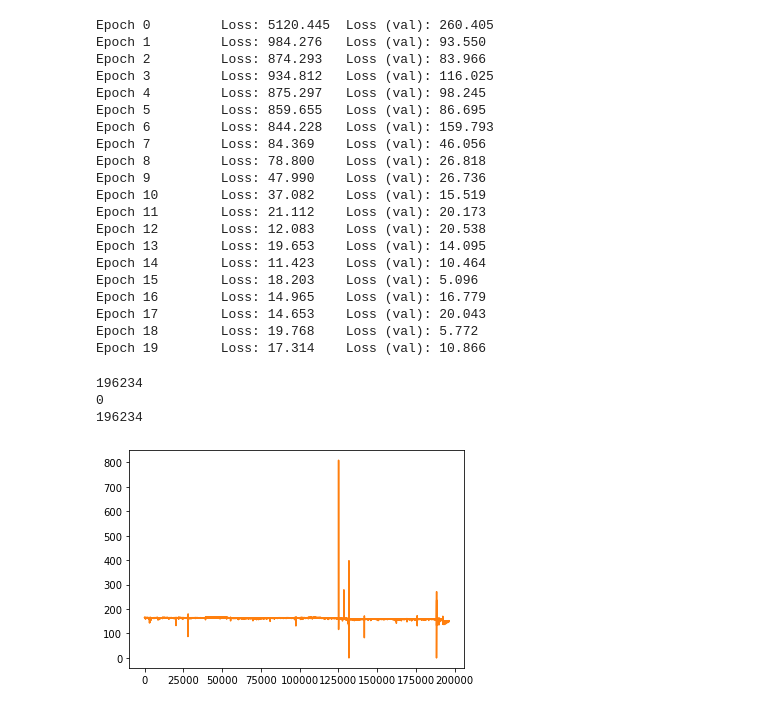
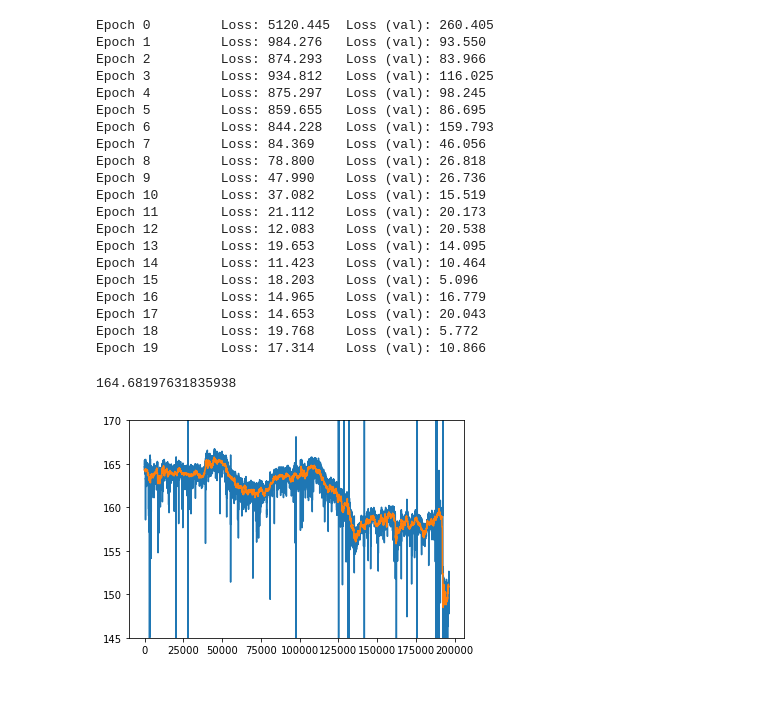
Before and after one commit to Coec0/MachineStock, a Jupyter notebook: stock-predictor/python-train/development-Copy1.ipynb, the cells around one changed output. Drawn from its saved outputs; the diff is of its cells as text; code cells hidden in the pictures.

```diff
--- a/stock-predictor/python-train/development-Copy1.ipynb
+++ b/stock-predictor/python-train/development-Copy1.ipynb
@@ -47,20 +47,20 @@ y_data.shape
 def splitData(xs, ys, trainRatio):
     t = round(len(xs)*trainRatio)
 
-    train_data_x = torch.tensor(xs[:t].to_numpy(), dtype=torch.float32)
-    train_data_y = torch.tensor(ys[:t].to_numpy(), dtype=torch.float32)
+    train_data_x = torch.tensor(xs[:t].values, dtype=torch.float32)
+    train_data_y = torch.tensor(ys[:t].values, dtype=torch.float32)
 
     d = round(len(xs[t:])/2)
 
-    dev_data_x = torch.tensor(xs[t:][:d].to_numpy(), dtype=torch.float32)
-    dev_data_y = torch.tensor(ys[t:][:d].to_numpy(), dtype=torch.float32)
+    dev_data_x = torch.tensor(xs[t:][:d].values, dtype=torch.float32)
+    dev_data_y = torch.tensor(ys[t:][:d].values, dtype=torch.float32)
 
-    test_data_x = torch.tensor(xs[t:][d:].to_numpy(), dtype=torch.float32)
-    test_data_y = torch.tensor(ys[t:][d:].to_numpy(), dtype=torch.float32)
+    test_data_x = torch.tensor(xs[t:][d:].values, dtype=torch.float32)
+    test_data_y = torch.tensor(ys[t:][d:].values, dtype=torch.float32)
 
     #print(test_data_y.shape)
 
-    return TensorDataset(train_data_x, train_data_y), TensorDataset(dev_data_x, dev_data_y), zip(test_data_x, test_data_y)
+    return TensorDataset(train_data_x, train_data_y), TensorDataset(dev_data_x, dev_data_y), list(zip(test_data_x, test_data_y))
 # %%
 train_data, dev_data, test_data = splitData(x_data, y_data, 0.8)
 # %%
@@ -163,16 +163,16 @@ Epoch 18        Loss: 19.768    Loss (val): 5.772
 Epoch 19        Loss: 17.314    Loss (val): 10.866
 # %%
 _, preds = evaluate_model(test_data, model, loss_fn)
-# %%
-print(len(list(test_data)))
-y_data_borpi = list(zip(*test_data))
-print(len(list(test_data)))
-print(len(preds))
-plt.plot(list(range(len(y_data_borpi))), y_data_borpi)
-plt.plot(list(range(len(preds))), preds)
-plt.show()
-# %% [output]
-196234
-0
-196234
-[figure, removed]
+# %%
+y_data_borpi = list(zip(*test_data))
+print(preds[0])
+items_plot = [y_data_borpi[1][t] for t in range(len(y_data_borpi[1]))]
+plt.plot(list(range(len(preds))), preds)
+plt.plot(list(range(len(items_plot))), items_plot)
+axes = plt.gca()
+axes.set_ylim([145,170])
+#axes.set_xlim([125000,129000])
+plt.show()
+# %% [output]
+164.68197631835938
+[figure, added]
```
